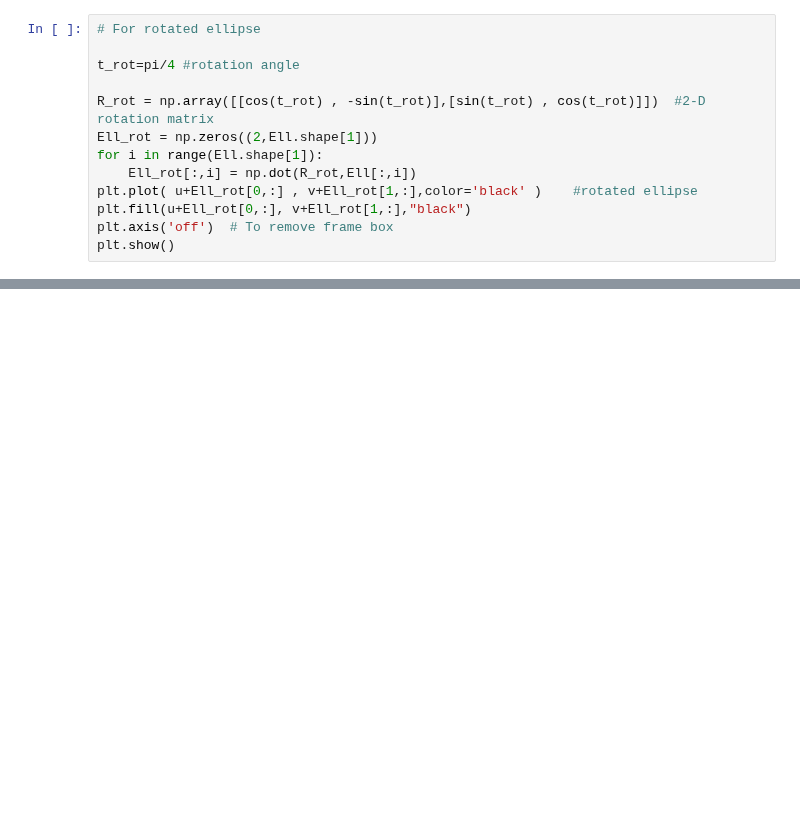
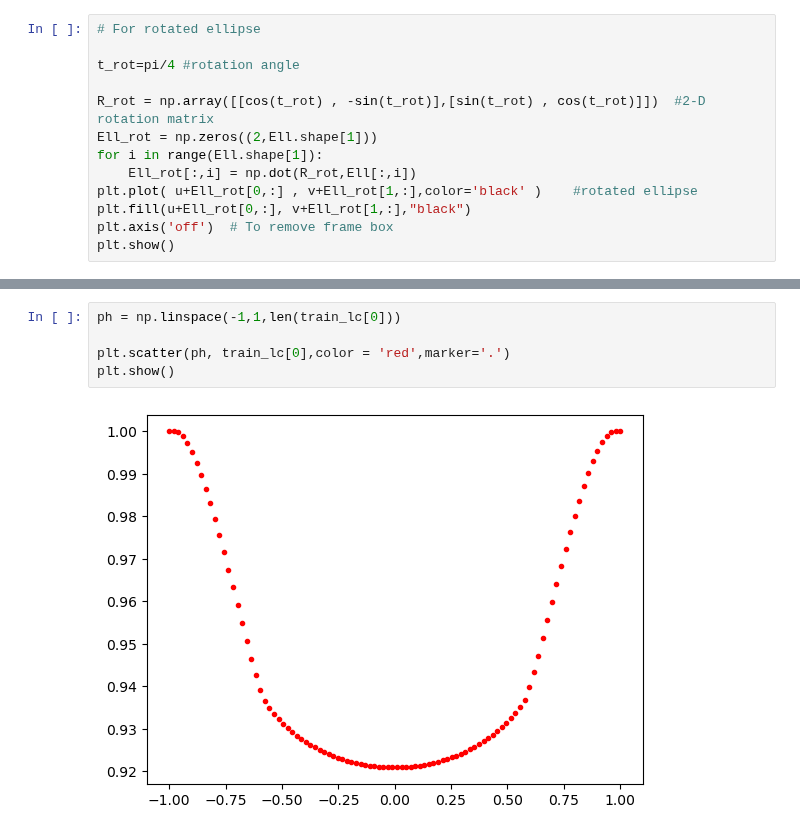
Before and after one commit to abrahammathews2000/mega, a Jupyter notebook: lightcurve_simulation/data_raw/plot_ellipse.ipynb, the cells around one changed output, grey strips where cells are left out. Saved outputs shown, nothing was run; the diff lists cells and outputs as text; blank space fills up the shorter version.

```diff
--- a/lightcurve_simulation/data_raw/plot_ellipse.ipynb
+++ b/lightcurve_simulation/data_raw/plot_ellipse.ipynb
@@ -65,0 +99,7 @@ plt.show()
+# %%
+ph = np.linspace(-1,1,len(train_lc[0]))
+
+plt.scatter(ph, train_lc[0],color = 'red',marker='.')
+plt.show()
+# %% [output]
+[figure, added]
```
Also changed, not shown: parts of 9 cells of this notebook, 3 other files.
